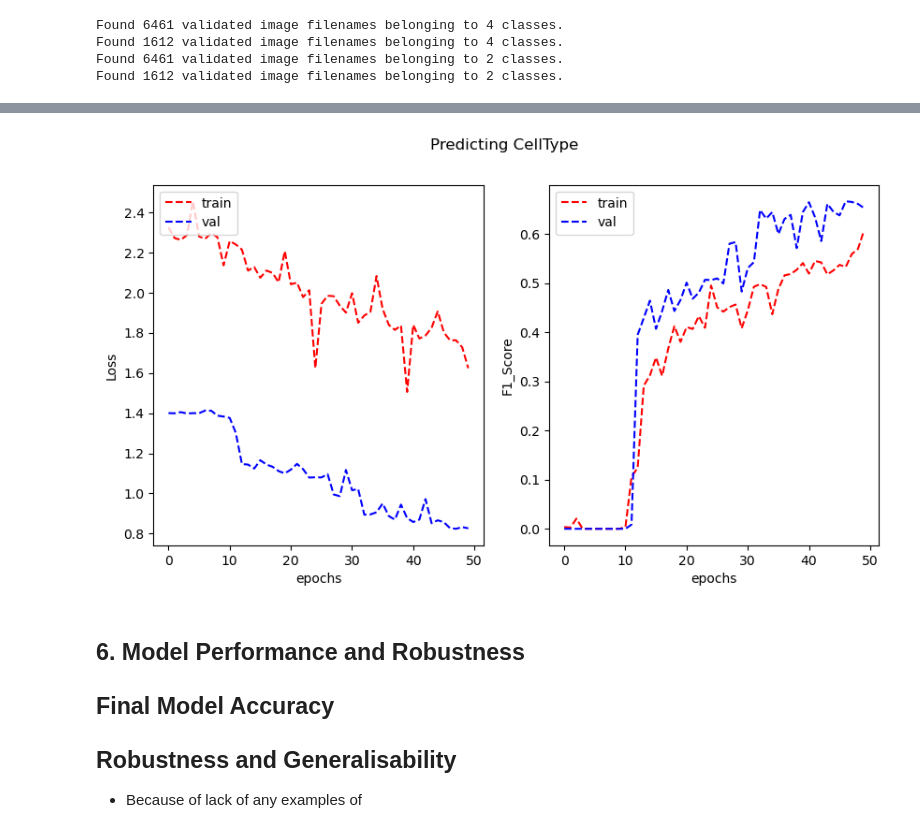
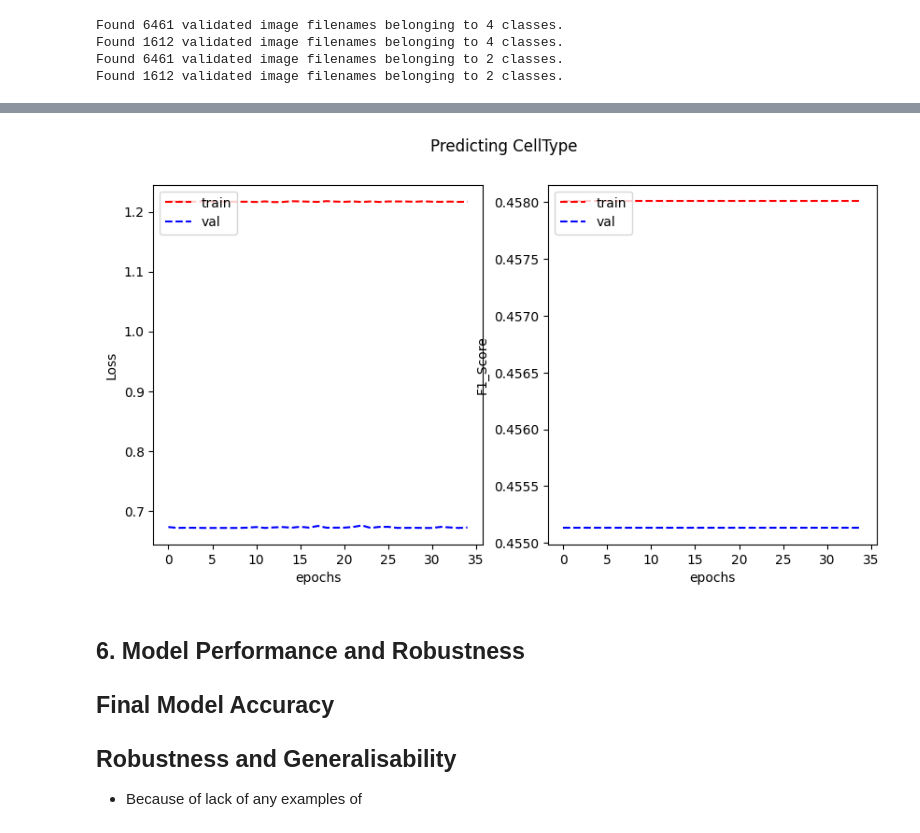
Before and after one commit to aitiab/ML_Assignment2, a Jupyter notebook: Assignment2.ipynb, the cells around one changed output, grey strips where cells are left out. Saved outputs shown, nothing was run; the diff lists cells and outputs as text; code cells hidden in the pictures.

```diff
--- a/Assignment2.ipynb
+++ b/Assignment2.ipynb
@@ -503,4 +497,14 @@ Name: count, dtype: int64
 ---
+# %%
+cell_class_weights = {}
+maxV = max(train['cellType'].value_counts())
+for i in range(0, 4):
+    cell_class_weights[i] = maxV/len(train[train['cellType'] == i])
+
+isCancerous_class_weights = {}
+maxV = max(train['isCancerous'].value_counts())
+for i in range(0, 2):
+    isCancerous_class_weights[i] = maxV/len(train[train['isCancerous'] == i])
 # %%
 # Data generator + Augmentation
 
@@ -534,6 +538,7 @@ def DataGenerator(train_set, val_set, b_size):
         batch_size = batch_size,
         class_mode = 'categorical', # Creates onehot encoded labels
         seed = 10,
+        shuffle = True
     )
 
     validation_generator = val_datagen.flow_from_dataframe(
@@ -545,6 +550,7 @@ def DataGenerator(train_set, val_set, b_size):
         batch_size = batch_size,
         class_mode = 'categorical',
         seed = 10,
+        shuffle = True
     )
 
     # For cancerous classification
@@ -564,6 +570,7 @@ def DataGenerator(train_set, val_set, b_size):
         batch_size = batch_size,
         class_mode = 'categorical', # Creates onehot encoded labels
         seed = 10,
+        shuffle = True
     )
 
     validation_generator_cancerous = val_datagen.flow_from_dataframe(
@@ -575,6 +582,7 @@ def DataGenerator(train_set, val_set, b_size):
         batch_size = batch_size,
         class_mode = 'categorical', # Creates onehot encoded labels
         seed = 10,
+        shuffle = True
     )
 
     return (train_generator, validation_generator, train_generator_cancerous, validation_generator_cancerous)
@@ -581,5 +600,5 @@ def DataGenerator(train_set, val_set, b_size):
 # %%
-train_generator, validation_generator, train_generator_cancerous, validation_generator_cancerous = DataGenerator(train, val, 16)
+(train_generator, validation_generator, train_generator_cancerous, validation_generator_cancerous) = DataGenerator(train, val, 30)
 # %% [output]
 Found 6461 validated image filenames belonging to 4 classes.
 Found 1612 validated image filenames belonging to 4 classes.
@@ -952,0 +1279,20 @@ KeyboardInterrupt:
+# %%
+lr_final = tf.keras.optimizers.schedules.ExponentialDecay(
+        initial_learning_rate = 0.01, # Not too high
+        decay_steps = 6000, # Number of batches? epoches? after which to change learning rate
+        decay_rate=0.96, # New rate = old rate * 0.96
+        staircase = best_performing_hyperparams_cellType['lr'], # staircase function
+)
+optimizer_final = tf.keras.optimizers.SGD(
+                learning_rate = lr_final,
+                momentum = best_performing_hyperparams_cellType['momemtum'],
+                nesterov=True,
+            )
+            # define the model with correct regularisation
+final_model = define_model(reg, OUTPUT_CLASSES_CELLTYPE)
+final_model.compile(optimizer=optimizer_final,
+    loss=tf.keras.losses.CategoricalCrossentropy(from_logits=True),
+    metrics=[tf.keras.metrics.F1Score(name="f1", average="weighted")]
+)
+
+istory_leNet_final = model.fit(train_generator, validation_data = validation_generator, epochs=35, verbose=1, class_weight=cell_class_weights)
@@ -953,9 +1324,9 @@ KeyboardInterrupt:
 # %%
-plot_learning_curve(history_leNet.history['loss'], history_leNet.history['val_loss'],
-                    f1_score(history_leNet.history['precision'], history_leNet.history['recall']), f1_score(history_leNet.history['val_precision'], history_leNet.history['val_recall']),
+plot_learning_curve(istory_leNet_final.history['loss'], istory_leNet_final.history['val_loss'],
+                    istory_leNet_final.history['f1'], istory_leNet_final.history['val_f1'],
                     metric_name='F1_Score', suptitle="Predicting CellType")
 # %% [output]
-[figure, old version]
+[figure, new version]
 # %% [markdown]
 ## 6. Model Performance and Robustness
 ## Final Model Accuracy
```
Also changed, not shown: parts of 24 cells of this notebook, 10 other files.
